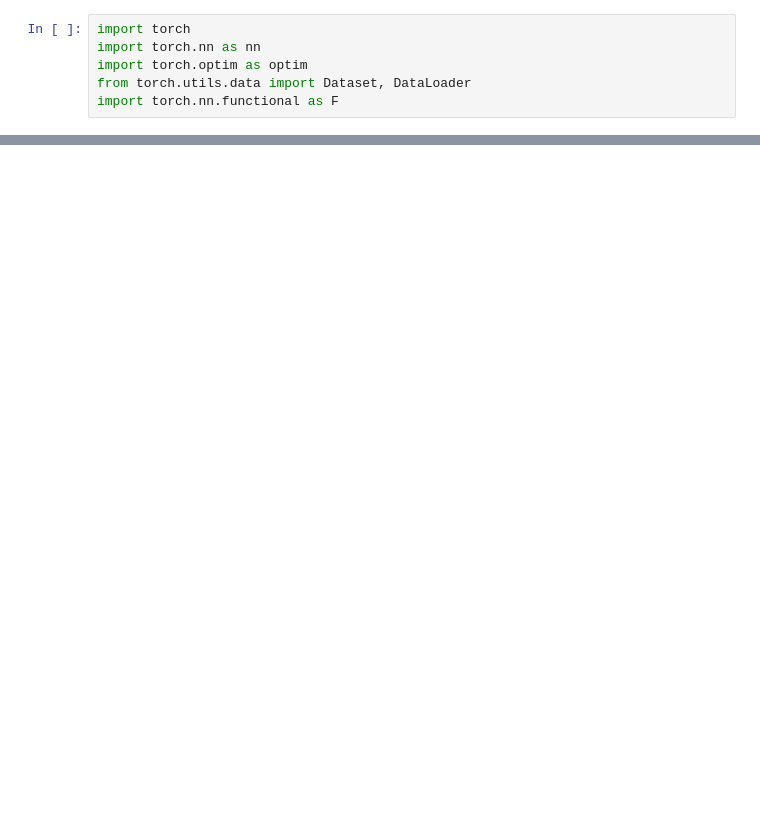
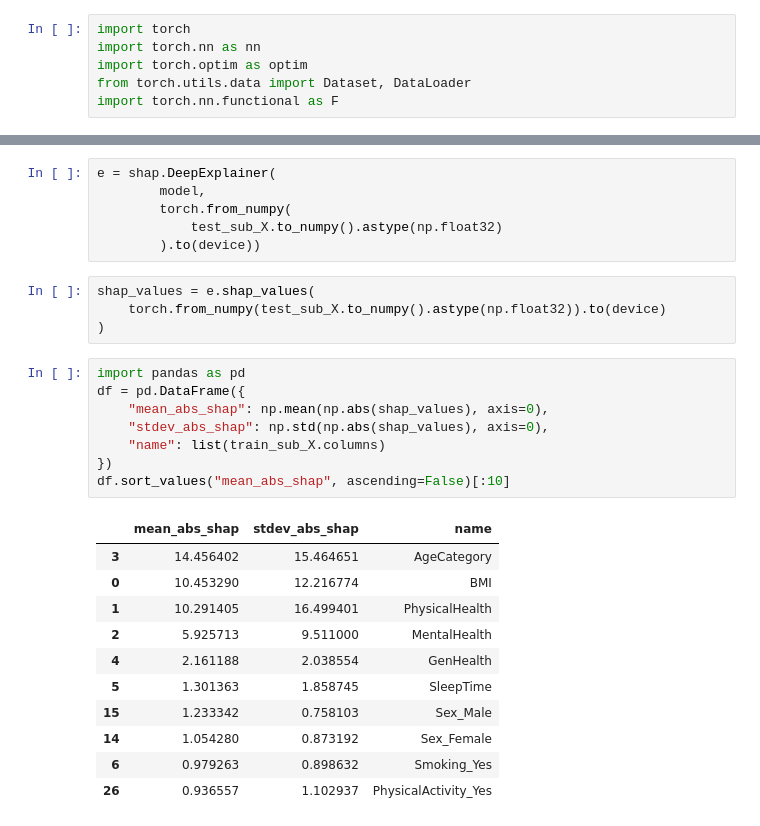
Before and after one commit to COGS118A/Group041-Sp22, a Jupyter notebook: common/model_training.ipynb, the cells around one changed output, grey strips where cells are left out. Saved outputs shown, nothing was run; the diff lists cells and outputs as text; blank space fills up the shorter version.

```diff
--- a/common/model_training.ipynb
+++ b/common/model_training.ipynb
@@ -374,0 +591,30 @@ import torch.nn.functional as F
+# %%
+e = shap.DeepExplainer(
+        model,
+        torch.from_numpy(
+            test_sub_X.to_numpy().astype(np.float32)
+        ).to(device))
+# %%
+shap_values = e.shap_values(
+    torch.from_numpy(test_sub_X.to_numpy().astype(np.float32)).to(device)
+)
+# %%
+import pandas as pd
+df = pd.DataFrame({
+    "mean_abs_shap": np.mean(np.abs(shap_values), axis=0),
+    "stdev_abs_shap": np.std(np.abs(shap_values), axis=0),
+    "name": list(train_sub_X.columns)
+})
+df.sort_values("mean_abs_shap", ascending=False)[:10]
+# %% [output]
+|  | mean_abs_shap | stdev_abs_shap | name |
+| 3 | 14.456402 | 15.464651 | AgeCategory |
+| 0 | 10.453290 | 12.216774 | BMI |
+| 1 | 10.291405 | 16.499401 | PhysicalHealth |
+| 2 | 5.925713 | 9.511000 | MentalHealth |
+| 4 | 2.161188 | 2.038554 | GenHealth |
+| 5 | 1.301363 | 1.858745 | SleepTime |
+| 15 | 1.233342 | 0.758103 | Sex_Male |
+| 14 | 1.054280 | 0.873192 | Sex_Female |
+| 6 | 0.979263 | 0.898632 | Smoking_Yes |
+| 26 | 0.936557 | 1.102937 | PhysicalActivity_Yes |
```
Also changed, not shown: parts of 31 cells of this notebook, 2 other files.
